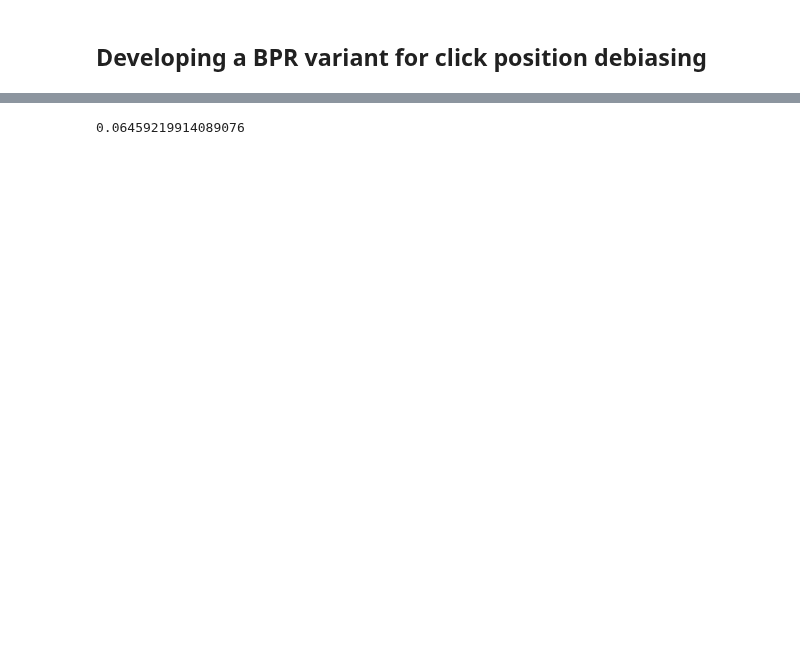
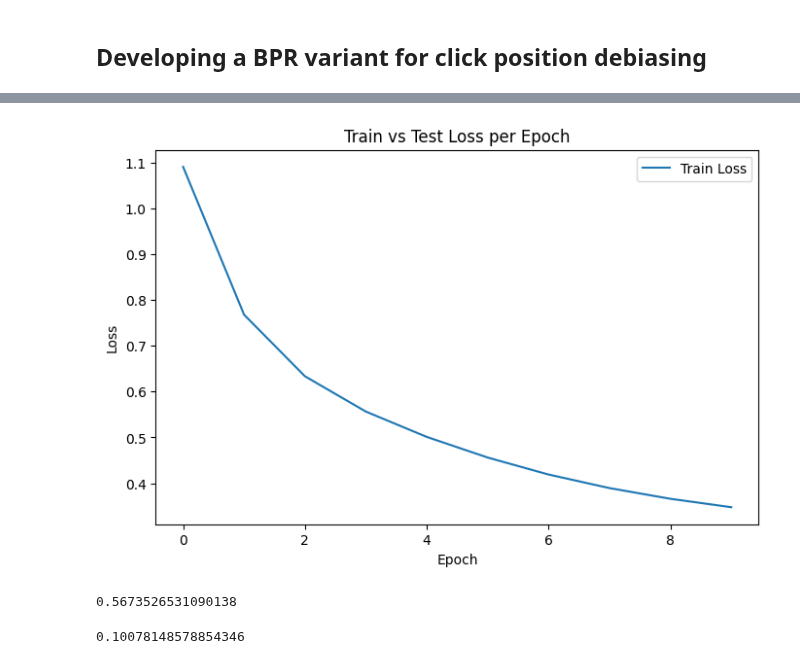
Before and after one commit to caiotda/bpr-mf, a Jupyter notebook: playground.ipynb, the cells around one changed output, grey strips where cells are left out. Cells and saved outputs as stored; diff of their text form; code cells hidden in the pictures; blank space fills up the shorter version.

```diff
--- a/playground.ipynb
+++ b/playground.ipynb
@@ -258,5 +271,17 @@ dataloader_bpr_test = DataLoader(test_data, batch_size=256, shuffle=True)
 n_users = bpr_df_click.user.max() + 1
 n_items = bpr_df_click.pos_item.max() + 1
 # %%
-model = bprMF(num_users=n_users, num_items=n_items, factors=30).to(device)
+
+
+
+model = bprMFWithClickDebiasing(
+                num_users=n_users,
+                num_items=n_items,
+                factors=30,
+                reg_lambda=1e-3,
+                n_epochs=10).to(device)
+
+
 optimizer = torch.optim.Adam(model.parameters(), lr=1e-3)
+
+train_losses = model.fit(dataloader_bpr_train, optimizer)
@@ -311,0 +288,10 @@ test_df = dataloader_bpr_test.dataset.dataset.data
+# %%
+plt.figure(figsize=(8, 5))
+plt.plot(train_losses, label='Train Loss')
+plt.xlabel('Epoch')
+plt.ylabel('Loss')
+plt.title('Train vs Test Loss per Epoch')
+plt.legend()
+plt.show()
+# %% [output]
+[figure, added]
@@ -312 +300,5 @@ test_df = dataloader_bpr_test.dataset.dataset.data
+# %%
+test_loss
+# %% [output]
+0.5673526531090138
 # %%
@@ -314,4 +306,4 @@ bla = Evaluate(model, test_data, interactions, k=20)
 # %%
-bla.MAP_at_k()
+evaluator.MAP_at_k()
 # %% [output]
-0.06459219914089076
+0.10078148578854346
```
Also changed, not shown: parts of 22 cells of this notebook.
